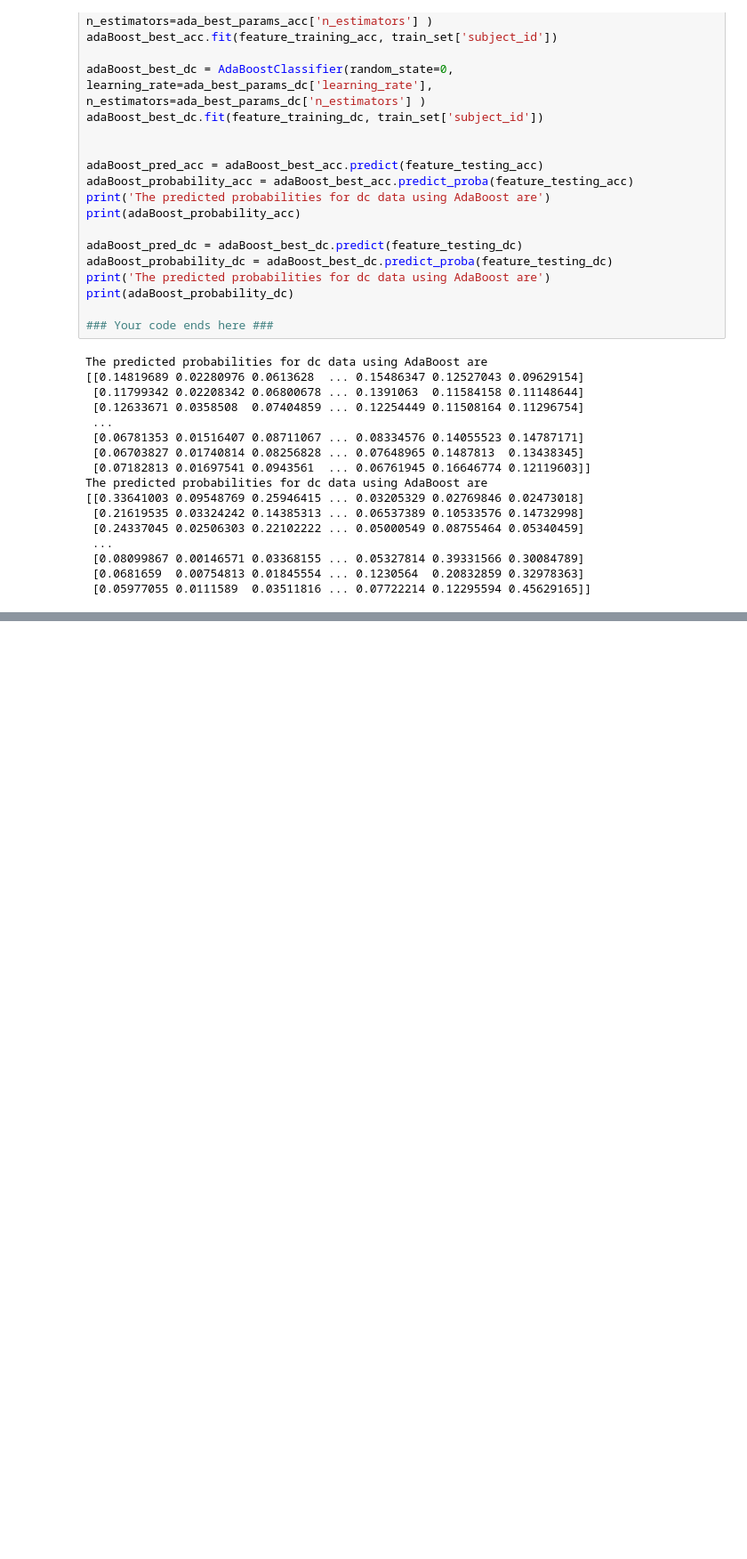
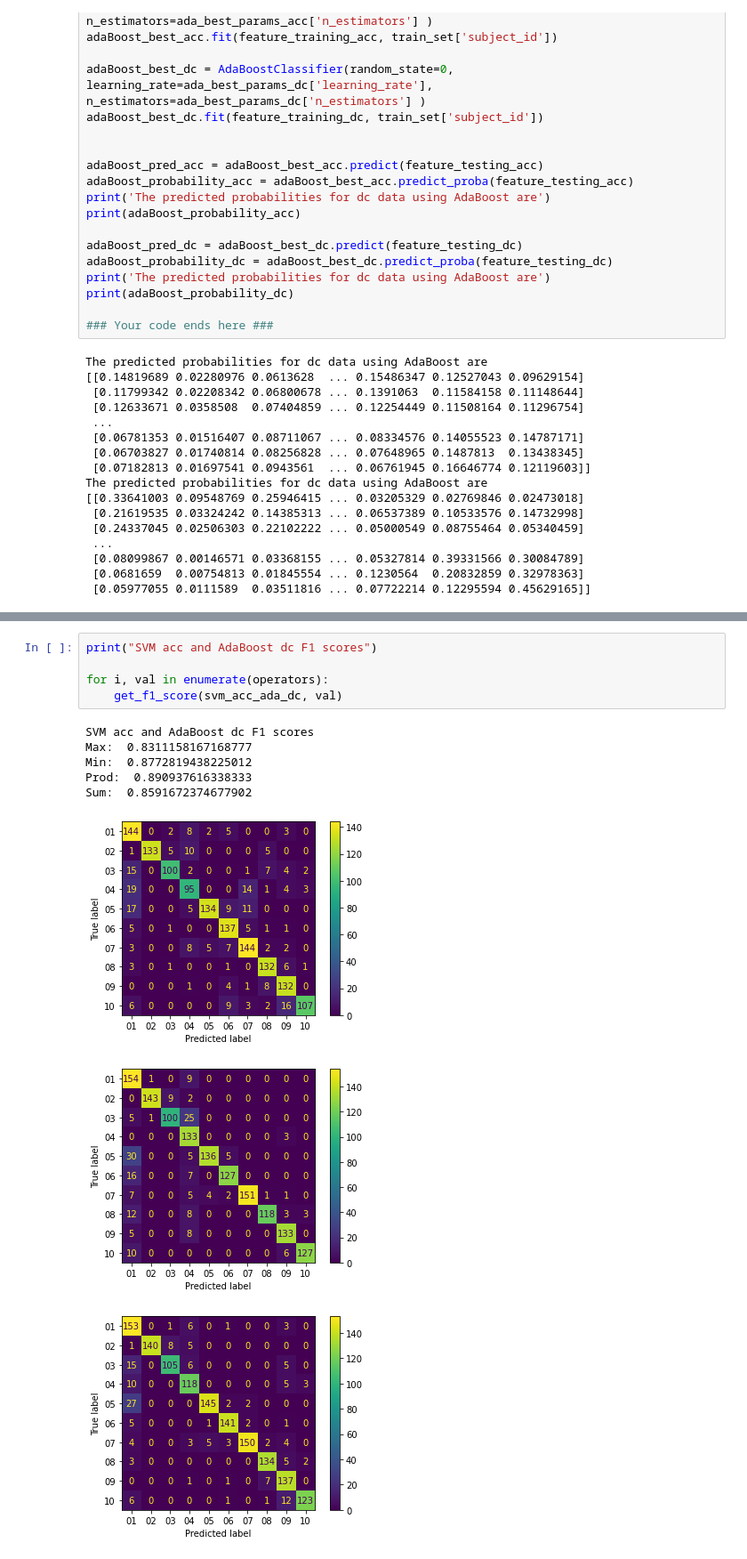
Before and after one commit to anushaihalapathirana/Multi_modal_data_fusion, a Jupyter notebook: project-work-MEx-classification.ipynb, the cells around one changed output, grey strips where cells are left out. Shown at 89% size. Saved outputs shown, nothing was run; the diff lists cells and outputs as text; blank space fills up the shorter version.

```diff
--- a/project-work-MEx-classification.ipynb
+++ b/project-work-MEx-classification.ipynb
@@ -2116,0 +2177,14 @@ AdaBoost dc
+# %%
+print("SVM acc and AdaBoost dc F1 scores")
+
+for i, val in enumerate(operators):
+    get_f1_score(svm_acc_ada_dc, val)
+# %% [output]
+SVM acc and AdaBoost dc F1 scores
+Max:  0.8311158167168777
+Min:  0.8772819438225012
+Prod:  0.890937616338333
+Sum:  0.8591672374677902
+[figure, added]
+[figure, added]
+[figure, added]
```
Also changed, not shown: parts of 37 cells of this notebook.
